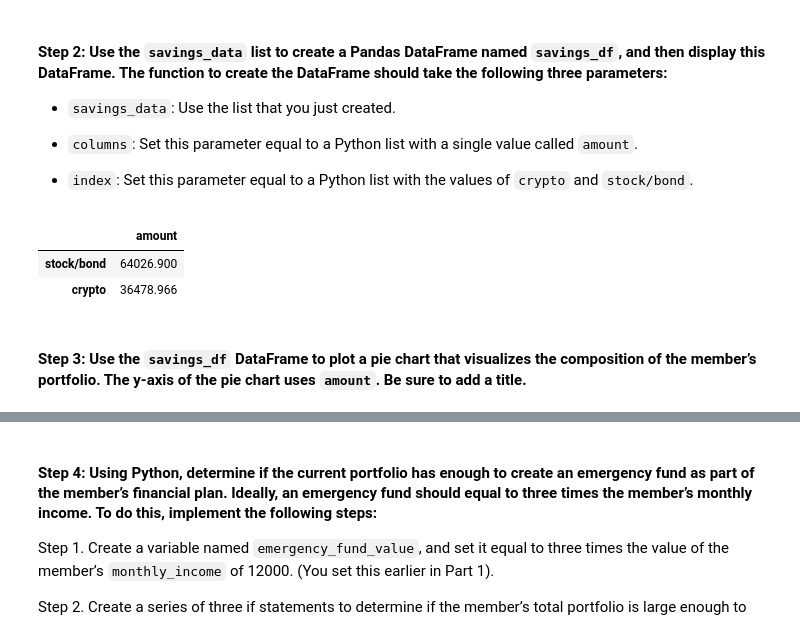
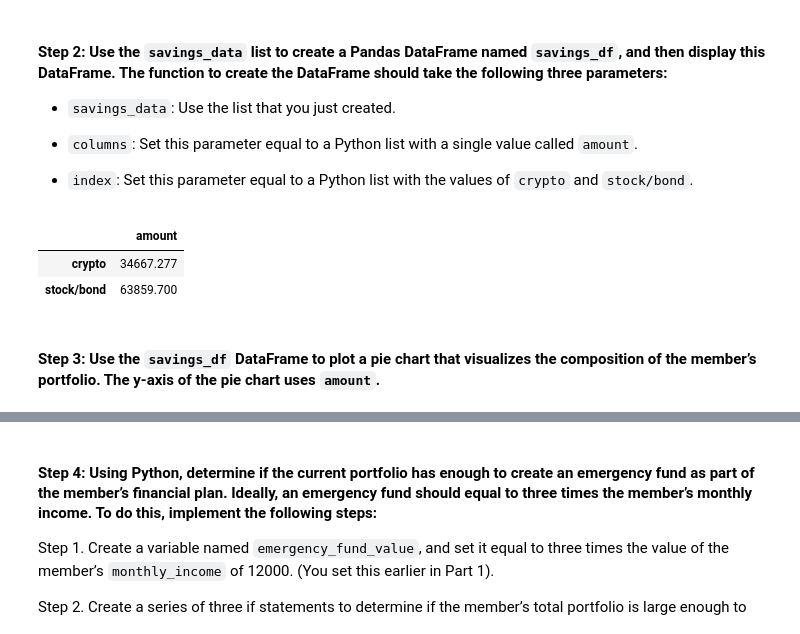
Before and after one commit to Xipilscode/Financial_Planning_Projections, a Jupyter notebook: financial_planning_tools.ipynb, the cells around one changed output, grey strips where cells are left out. Saved outputs shown, nothing was run; the diff lists cells and outputs as text; code cells hidden in the pictures.

```diff
--- a/financial_planning_tools.ipynb
+++ b/financial_planning_tools.ipynb
@@ -217,8 +226,13 @@ today = pd.Timestamp('2023-01-30', tz='America/New_York').isoformat()
 #### Step 4: Get the current closing prices for `SPY` and `AGG` by using the Alpaca `get_bars` function. Format the response as a Pandas DataFrame by including the `df` property at the end of the `get_bars` function.
 # %%
 # Use the Alpaca get_bars function to get current closing prices the portfolio
-# Be sure to set the `df` property after the function to format the response object as a DataFrame
-closing_price = alpaca.get_bars(tickers, timeframe, start=today).df
+# Set the `df` property after the function to format the response object as a DataFrame
+closing_price = alpaca.get_bars(
+    tickers,
+    timeframe,
+    start=start_date.date(),
+    end=end_date.date()
+).df
 
 # Reorganize the DataFrame
 # Separate ticker data
@@ -244,7 +254,7 @@ closing_price.head()
 # %%
 # Access the closing price for AGG from the Alpaca DataFrame
 # Converting the value to a floating point number
-agg_close_price = closing_price['AGG']['close'][0]
+agg_close_price = float(closing_price['AGG']['close'][0])
 
 # Print the AGG closing price
 agg_close_price
@@ -253,7 +263,8 @@ agg_close_price
 # %%
 # Access the closing price for SPY from the Alpaca DataFrame
 # Converting the value to a floating point number
-spy_close_price = closing_price['SPY']['close'][0]
+spy_close_price = float(closing_price['SPY']['close'][0])
+
 
 # Print the SPY closing price
 spy_close_price
@@ -326,7 +337,7 @@ In this section, you’ll use the valuations for the cryptocurrency wallet and f
 #### Step 1: Create a Python list named `savings_data` that has two elements. The first element contains the total value of the cryptocurrency wallet. The second element contains the total value of the stock and bond portions of the portfolio.
 # %%
 # Consolidate financial assets data into a Python list
-savings_data = [total_stocks_bonds,total_crypto_wallet ]
+savings_data = [total_crypto_wallet,total_stocks_bonds]
 
 # Review the Python list savings_data
 savings_data
@@ -342,13 +353,13 @@ savings_data
 - `index`: Set this parameter equal to a Python list with the values of `crypto` and `stock/bond`.
 # %%
 # Create a Pandas DataFrame called savings_df
-savins_df = pd.DataFrame(savings_data, columns=['amount'], index=['stock/bond','crypto'])
+savins_df = pd.DataFrame(savings_data, columns=['amount'], index=['crypto','stock/bond'])
 
 # Display the savings_df DataFrame
 savins_df
 # %% [output]
 |  | amount |
-| stock/bond | 64026.900 |
-| crypto | 36478.966 |
+| crypto | 34667.277 |
+| stock/bond | 63859.700 |
 # %% [markdown]
-#### Step 3: Use the `savings_df` DataFrame to plot a pie chart that visualizes the composition of the member’s portfolio. The y-axis of the pie chart uses `amount`. Be sure to add a title.
+#### Step 3: Use the `savings_df` DataFrame to plot a pie chart that visualizes the composition of the member’s portfolio. The y-axis of the pie chart uses `amount`.
```
Also changed, not shown: parts of 48 cells of this notebook.
